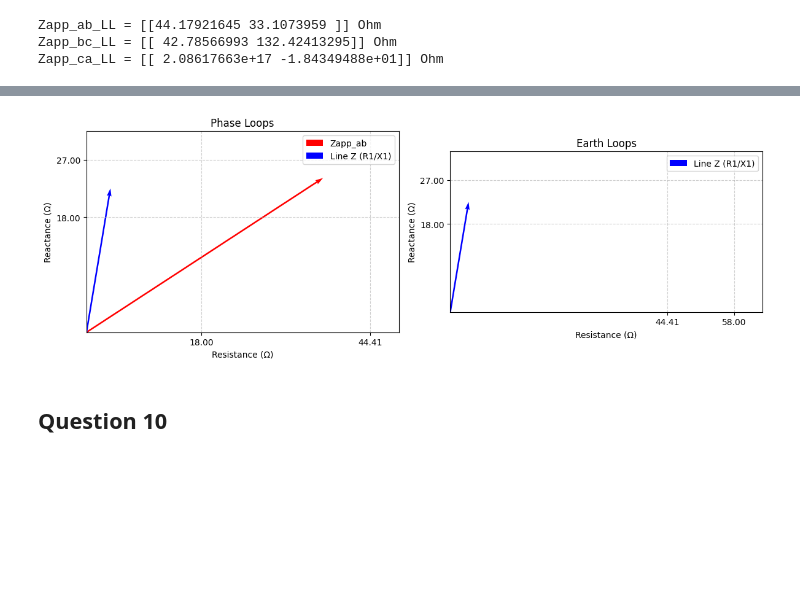
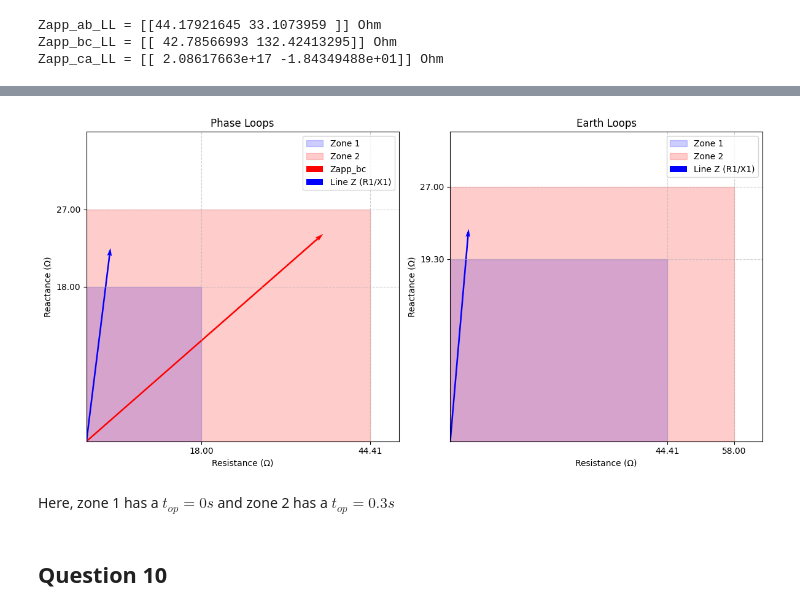
Before and after one commit to e4m8ch/IST_PSE, a Jupyter notebook: main.ipynb, the cells around one changed output, grey strips where cells are left out. Saved outputs shown, nothing was run; the diff lists cells and outputs as text; code cells hidden in the pictures; blank space fills up the shorter version.

```diff
--- a/main.ipynb
+++ b/main.ipynb
@@ -1232,16 +1251,19 @@ $$
 # %%
 X1_PL = 0.8*dfs["Lines"]["X1 [ohm]"].iloc[11]
-X1_EL = X1_PL
+X1_EL = 0.8*Zapp_ab_LL.imag
 R1_PL = X1_PL
-R1_EL = min(R1_PL + Zf_max_ohm, 5*X1_EL)
 
 X2_PL = 1.2*dfs["Lines"]["X1 [ohm]"].iloc[11]
 X2_EL = X2_PL
 R2_PL = 1.2 * Zapp_ab_LL.real
-R2_EL = R2_PL
+R1_EL = R2_PL
+
+R2_EL = min((R1_PL + Zf_max_ohm), 5*X1_PL)
+
+x_df = dfs["Lines"]["R1 [ohm]"].iloc[11]
+y_df = dfs["Lines"]["X1 [ohm]"].iloc[11]
 # %%
-x_df = dfs["Lines"]["R1 [ohm]"].iloc[11]
-y_df = dfs["Lines"]["X1 [ohm]"].iloc[11]
+plt.close('all')
 
 # -----------------------------------------------------------
 # Create side-by-side subplots (1 row, 2 columns)
@@ -1249,63 +1271,72 @@ y_df = dfs["Lines"]["X1 [ohm]"].iloc[11]
 fig, (ax_pl, ax_el) = plt.subplots(1, 2, figsize=(12, 6))
 
 # === Left plot: _PL variables ===
-max_R_PL = max(R1_PL, R2_PL, Zapp_ab_LL.real, x_df)
-max_X_PL = max(X1_PL, X2_PL, Zapp_ab_LL.imag, y_df)
+max_R_PL = max(R1_PL, R2_PL, Zapp_bc_LL.real, x_df)
+max_X_PL = max(X1_PL, X2_PL, Zapp_bc_LL.imag, y_df)
 margin_PL = 0.1 * max(max_R_PL, max_X_PL)
 
 ax_pl.set_xlim(0, max_R_PL + margin_PL)
 ax_pl.set_ylim(0, max_X_PL + margin_PL)
-ax_pl.set_aspect('equal', 'box')
-
+ax_pl.set_aspect('auto')
 ax_pl.set_xticks([R1_PL, R2_PL])
 ax_pl.set_yticks([X1_PL, X2_PL])
 ax_pl.set_xticklabels([f"{R1_PL:.2f}", f"{R2_PL:.2f}"])
 ax_pl.set_yticklabels([f"{X1_PL:.2f}", f"{X2_PL:.2f}"])
-
 ax_pl.set_xlabel("Resistance (Ω)")
 ax_pl.set_ylabel("Reactance (Ω)")
 ax_pl.set_title("Phase Loops")
 ax_pl.grid(True, linestyle="--", alpha=0.6)
 
+# Add first transparent rectangle (zone 1)
+rect1 = patches.Rectangle((0, 0), R1_PL, X1_PL, linewidth=1, edgecolor='blue', facecolor='blue', alpha=0.2, label="Zone 1")
+ax_pl.add_patch(rect1)
+
+# Add second transparent rectangle (zone 2)
+rect2 = patches.Rectangle((0, 0), R2_PL, X2_PL, linewidth=1, edgecolor='red', facecolor='red', alpha=0.2, label="Zone 2")
+ax_pl.add_patch(rect2)
+
 # Plot the vectors
-ax_pl.quiver(0, 0, Zapp_ab_LL.real, Zapp_ab_LL.imag,
-             angles='xy', scale_units='xy', scale=1,
-             color='red', width=0.005, label="Zapp_ab")
+ax_pl.quiver(0, 0, Zapp_ab_LL.real, Zapp_ab_LL.imag, angles='xy', scale_units='xy', scale=1, color='red', width=0.005, label="Zapp_bc")
+ax_pl.quiver(0, 0, x_df, y_df, angles='xy', scale_units='xy', scale=1, color='blue', width=0.005, label="Line Z (R1/X1)")
 
-ax_pl.quiver(0, 0, x_df, y_df,
-             angles='xy', scale_units='xy', scale=1,
-             color='blue', width=0.005, label="Line Z (R1/X1)")
 ax_pl.legend()
 
 # === Right plot: _EL variables ===
 max_R_EL = max(R1_EL, R2_EL, Zapp_ab_LL.real, x_df)
 max_X_EL = max(X1_EL, X2_EL, Zapp_ab_LL.imag, y_df)
 margin_EL = 0.1 * max(max_R_EL, max_X_EL)
 
 ax_el.set_xlim(0, max_R_EL + margin_EL)
 ax_el.set_ylim(0, max_X_EL + margin_EL)
-ax_el.set_aspect('equal', 'box')
-
+ax_el.set_aspect('auto')
 ax_el.set_xticks([R1_EL, R2_EL])
 ax_el.set_yticks([X1_EL, X2_EL])
 ax_el.set_xticklabels([f"{R1_EL:.2f}", f"{R2_EL:.2f}"])
 ax_el.set_yticklabels([f"{X1_EL:.2f}", f"{X2_EL:.2f}"])
-
 ax_el.set_xlabel("Resistance (Ω)")
 ax_el.set_ylabel("Reactance (Ω)")
 ax_el.set_title("Earth Loops")
 ax_el.grid(True, linestyle="--", alpha=0.6)
 
+# Add first transparent rectangle (zone 1)
+rect1 = patches.Rectangle((0, 0), R1_EL, X1_EL, linewidth=1, edgecolor='blue', facecolor='blue', alpha=0.2, label="Zone 1")
+ax_el.add_patch(rect1)
 
-ax_el.quiver(0, 0, x_df, y_df,
-             angles='xy', scale_units='xy', scale=1,
-             color='blue', width=0.005, label="Line Z (R1/X1)")
+# Add second transparent rectangle (zone 2)
+rect2 = patches.Rectangle((0, 0), R2_EL, X2_EL, linewidth=1, edgecolor='red', facecolor='red', alpha=0.2, label="Zone 2")
+ax_el.add_patch(rect2)
+
+# Plot the vectors
+ax_el.quiver(0, 0, x_df, y_df, angles='xy', scale_units='xy', scale=1, color='blue', width=0.005, label="Line Z (R1/X1)")
+
 ax_el.legend()
 
 plt.tight_layout()
 plt.show()
 # %% [output]
-[figure, old version]
+[figure, new version]
+# %% [markdown]
+Here, zone 1 has a $t_{op} = 0s$ and zone 2 has a $t_{op} = 0.3s$
 # %% [markdown]
 ## Question 10
 # %% [markdown]
```
Also changed, not shown: parts of 30 cells of this notebook.
